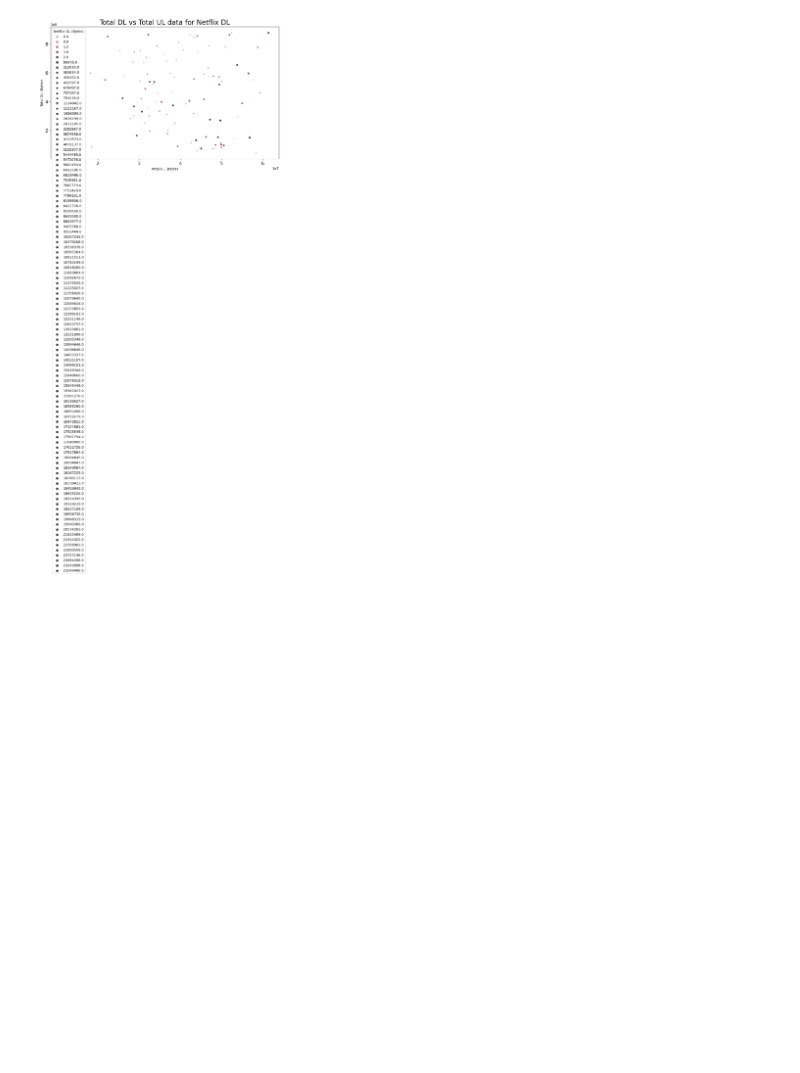
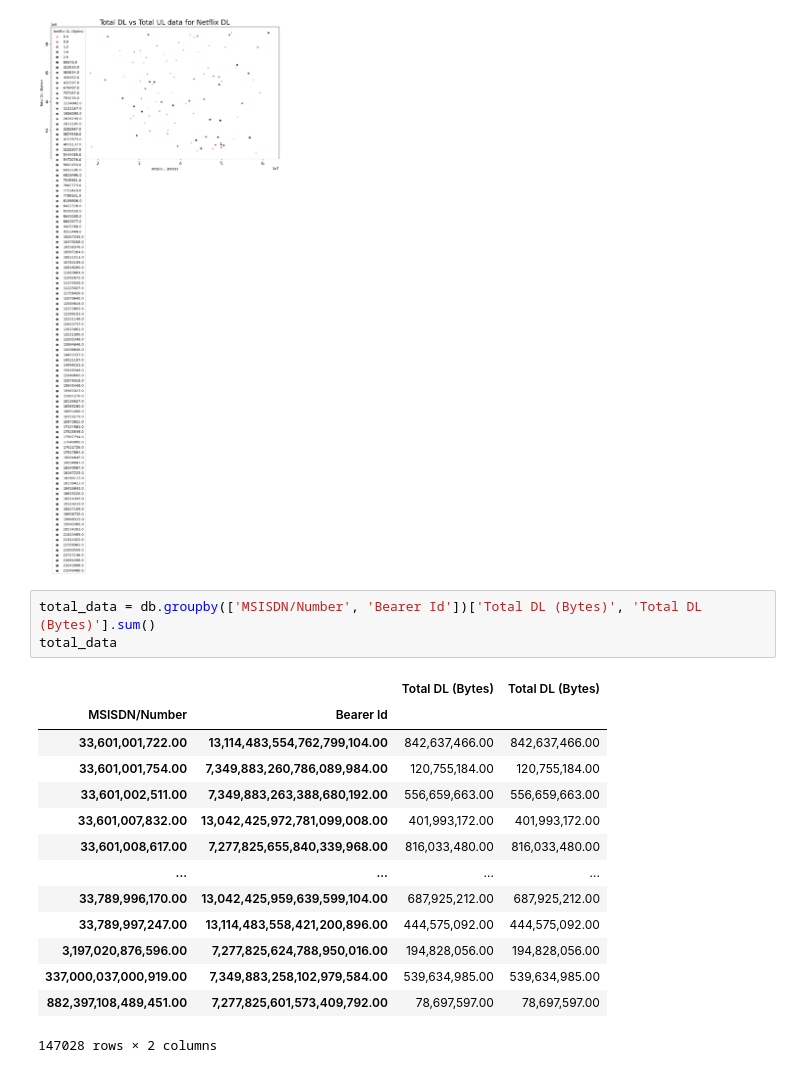
Before and after one commit to BirtukanK/Telecommunication_Industry_analysis, a Jupyter notebook: notebook/EDA_xdr.ipynb, the cells around one changed output. Drawn from its saved outputs; the diff is of its cells as text; blank space fills up the shorter version.

```diff
--- a/notebook/EDA_xdr.ipynb
+++ b/notebook/EDA_xdr.ipynb
@@ -456,3 +456,21 @@ plot_scatter(dfExp.head(100), x_col="Total UL (Bytes)", y_col="Total DL (Bytes)"
              style="Netflix DL (Bytes)", title="Total DL vs Total UL data for Netflix DL")
 # %% [output]
 [figure]
+# %%
+total_data = db.groupby(['MSISDN/Number', 'Bearer Id'])['Total DL (Bytes)', 'Total DL (Bytes)'].sum()
+total_data
+# %% [output]
+|  |  | Total DL (Bytes) | Total DL (Bytes) |
+| MSISDN/Number | Bearer Id |  |  |
+| 33,601,001,722.00 | 13,114,483,554,762,799,104.00 | 842,637,466.00 | 842,637,466.00 |
+| 33,601,001,754.00 | 7,349,883,260,786,089,984.00 | 120,755,184.00 | 120,755,184.00 |
+| 33,601,002,511.00 | 7,349,883,263,388,680,192.00 | 556,659,663.00 | 556,659,663.00 |
+| 33,601,007,832.00 | 13,042,425,972,781,099,008.00 | 401,993,172.00 | 401,993,172.00 |
+| 33,601,008,617.00 | 7,277,825,655,840,339,968.00 | 816,033,480.00 | 816,033,480.00 |
+| ... | ... | ... | ... |
+| 33,789,996,170.00 | 13,042,425,959,639,599,104.00 | 687,925,212.00 | 687,925,212.00 |
+| 33,789,997,247.00 | 13,114,483,558,421,200,896.00 | 444,575,092.00 | 444,575,092.00 |
+| 3,197,020,876,596.00 | 7,277,825,624,788,950,016.00 | 194,828,056.00 | 194,828,056.00 |
+| 337,000,037,000,919.00 | 7,349,883,258,102,979,584.00 | 539,634,985.00 | 539,634,985.00 |
+| 882,397,108,489,451.00 | 7,277,825,601,573,409,792.00 | 78,697,597.00 | 78,697,597.00 |
+147028 rows × 2 columns
```
Also changed, not shown: parts of 4 cells of this notebook, 1 other file.
